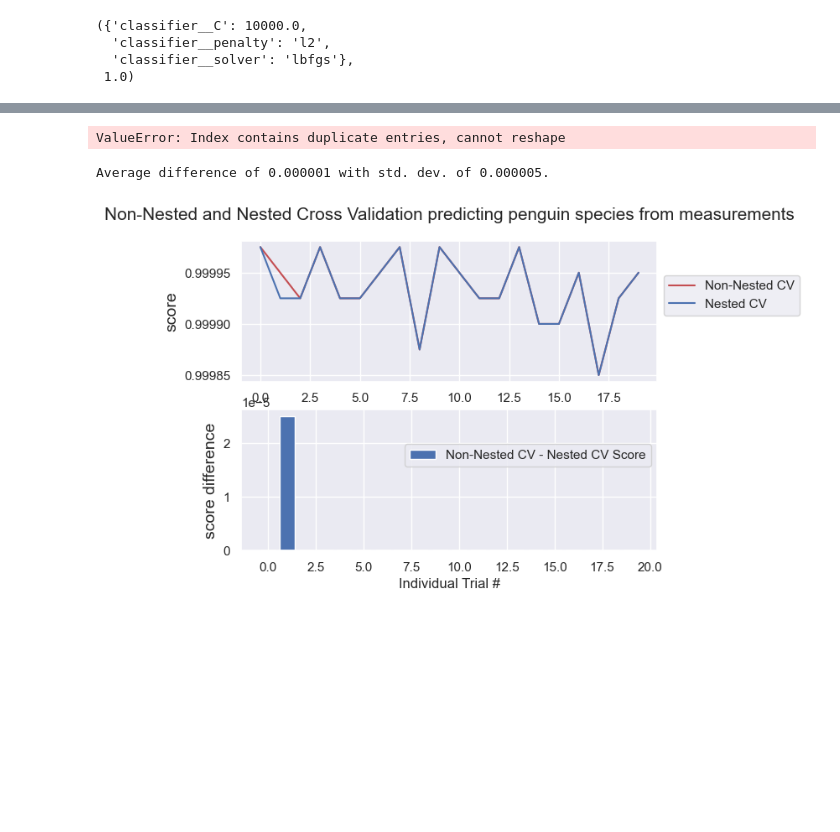
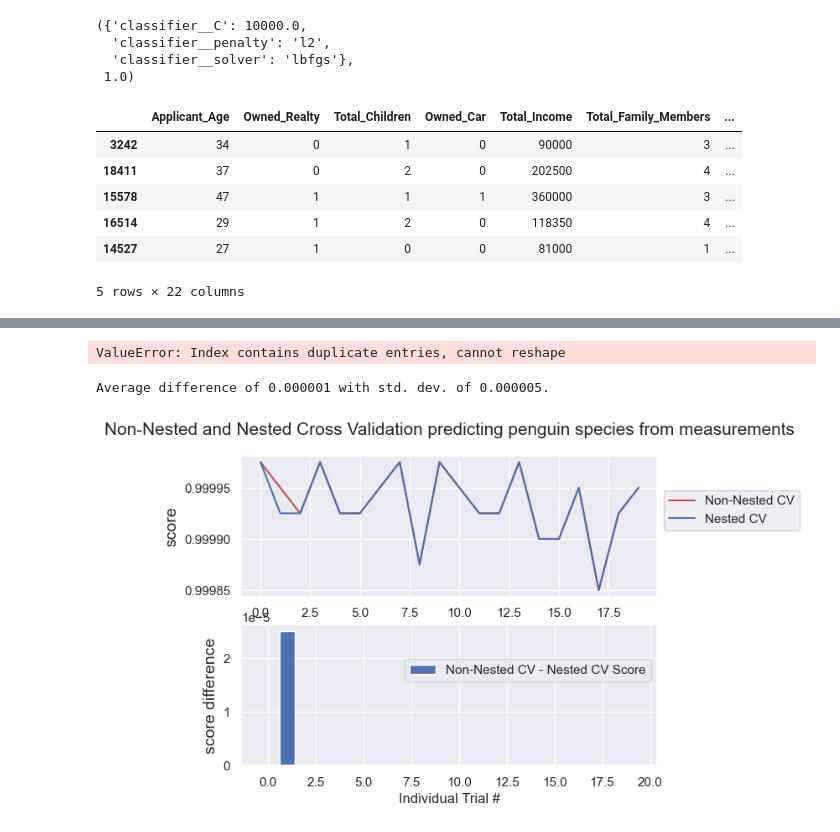
Before and after one commit to COGS118A/Group022-Wi23, a Jupyter notebook: classifier5.ipynb, the cells around one changed output, grey strips where cells are left out. Drawn from its saved outputs; the diff is of its cells as text; code cells hidden in the pictures; blank space fills up the shorter version.

```diff
--- a/classifier5.ipynb
+++ b/classifier5.ipynb
@@ -807,3 +826,13 @@ best_model.best_params_, best_model.best_score_ #maybe too good?
   'classifier__penalty': 'l2',
   'classifier__solver': 'lbfgs'},
  1.0)
+# %%
+X_test_df.head()
+# %% [output]
+|  | Applicant_Age | Owned_Realty | Total_Children | Owned_Car | Total_Income | Total_Family_Members | ... |
+| 3242 | 34 | 0 | 1 | 0 | 90000 | 3 | ... |
+| 18411 | 37 | 0 | 2 | 0 | 202500 | 4 | ... |
+| 15578 | 47 | 1 | 1 | 1 | 360000 | 3 | ... |
+| 16514 | 29 | 1 | 2 | 0 | 118350 | 4 | ... |
+| 14527 | 27 | 1 | 0 | 0 | 81000 | 1 | ... |
+5 rows × 22 columns
```
Also changed, not shown: parts of 17 cells of this notebook, 1 other file.
